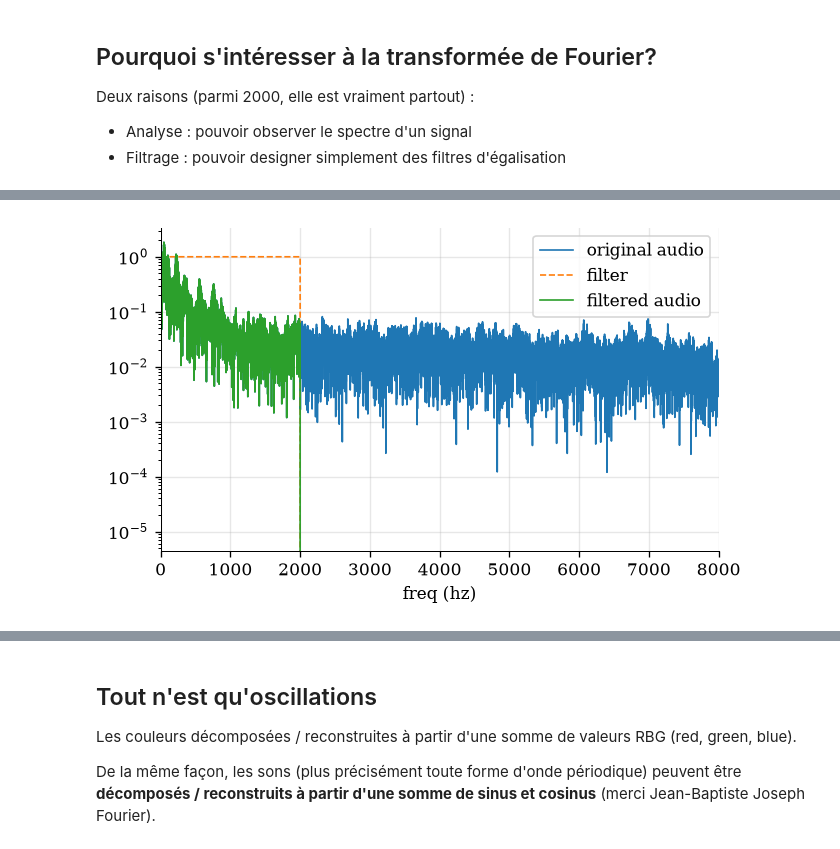
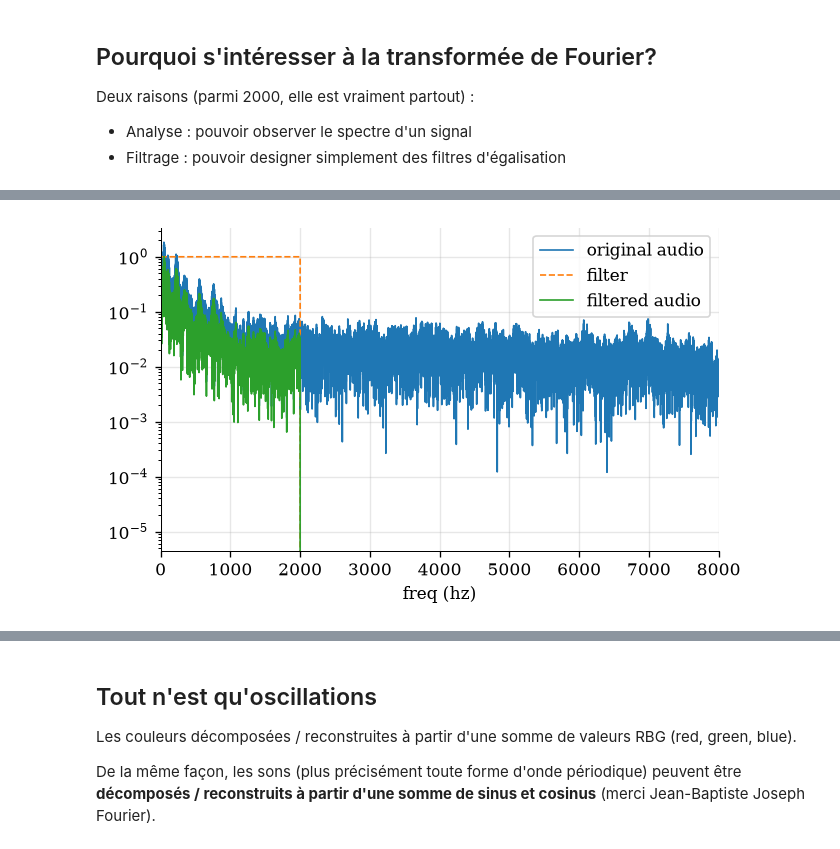
Before and after one commit to PyrApple/jupyterlite_signal_processing_ens, a Jupyter notebook: content/2_fft_introduction.ipynb, the cells around one changed output, grey strips where cells are left out. Cells and saved outputs as stored; diff of their text form; code cells hidden in the pictures.

```diff
--- a/content/2_fft_introduction.ipynb
+++ b/content/2_fft_introduction.ipynb
@@ -23,35 +23,35 @@ X = np.fft.rfft(x, n)
 freqs = np.fft.rfftfreq(n, 1/fs)
 
 # plot
 plt.plot(freqs, np.abs(X) / np.max(X), label = 'original audio')
 
 # create filter (gate) and apply
 cutoff_freq = 2000
 W = np.ones_like(freqs)
 W[freqs > cutoff_freq] = 0
 
 # plot
 plt.plot(freqs, W, '--', label = 'filter');
 
 # filter
 X = np.multiply(X, W)
 
 # plot
-plt.plot(freqs, np.abs(X) / np.max(X), label = 'filtered audio')
+plt.plot(freqs, np.abs(X) / np.max(np.abs(X)), label = 'filtered audio')
 
 # plot format
 plt.yscale('log')
 plt.xlim([0, 8000]);
 plt.xlabel('freq (hz)'); plt.legend(); plt.show()
 
 # ifft
 x = np.fft.irfft(X, n)
 
 # play
 playsound(x, fs)
 # %% [output]
 [interactive output not drawn]
-[figure, old version]
+[figure, new version]
 [interactive output not drawn]
 # %% [markdown]
 ## Tout n'est qu'oscillations
```
Also changed, not shown: 1 other file.
